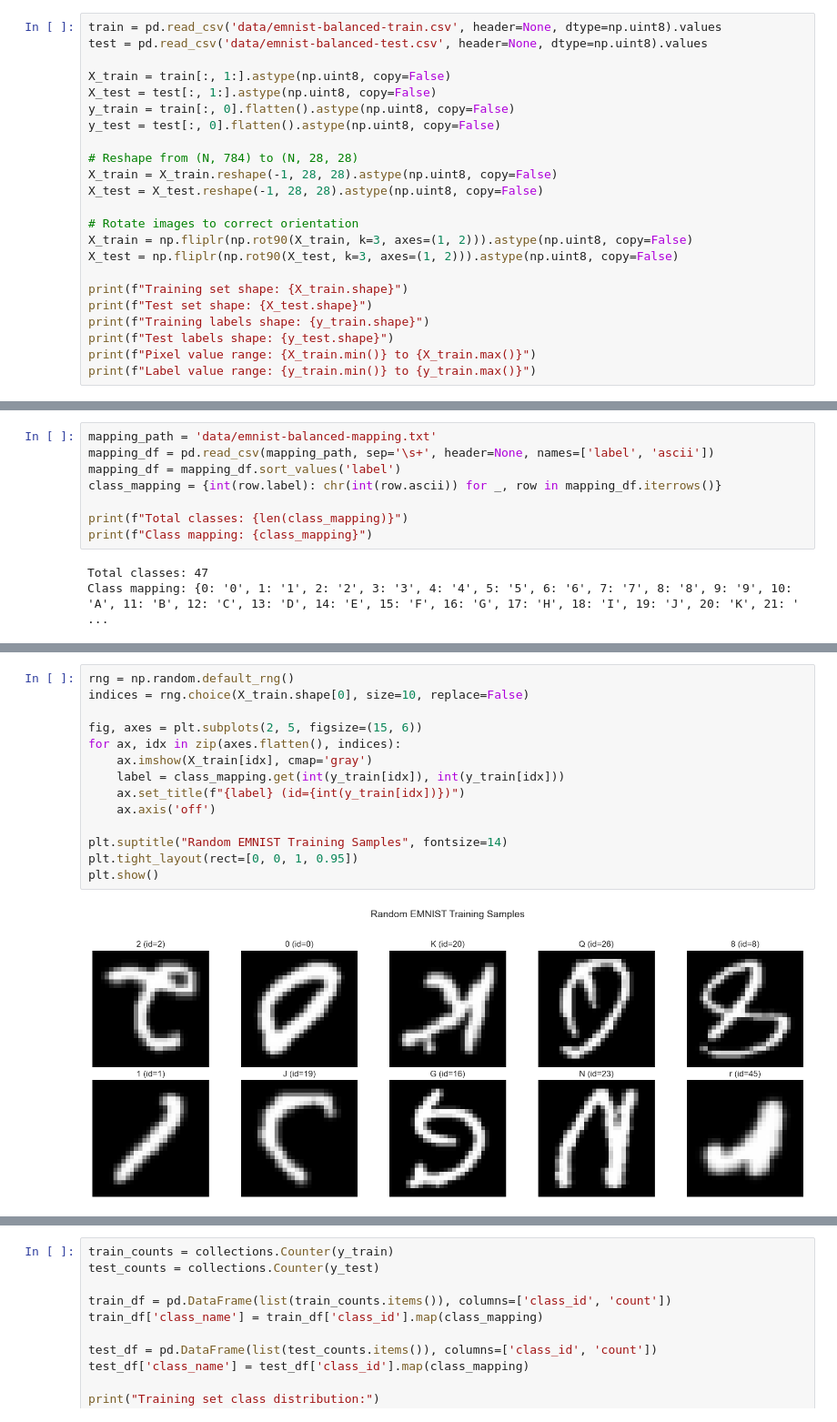
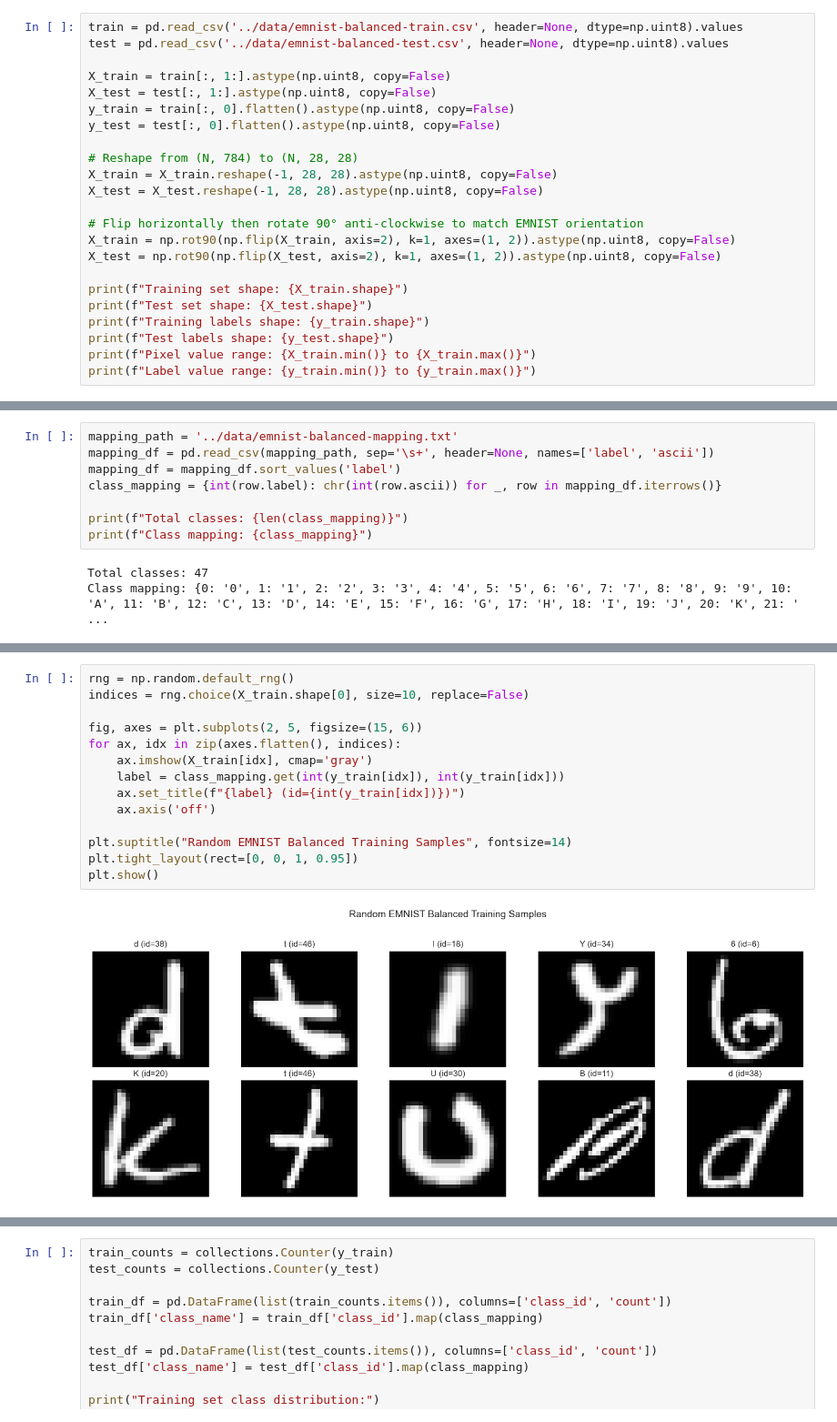
Before and after one commit to lauranagamine1/ml-p3-character-recognition, a Jupyter notebook: eda/eda_emnist_balanced.ipynb, the cells around one changed output, grey strips where cells are left out. Shown at 91% size. Drawn from its saved outputs; the diff is of its cells as text.

```diff
--- a/eda/eda_emnist_balanced.ipynb
+++ b/eda/eda_emnist_balanced.ipynb
@@ -13,6 +32,6 @@ plt.rcParams['figure.figsize'] = (14, 8)
 # %%
-train = pd.read_csv('data/emnist-balanced-train.csv', header=None, dtype=np.uint8).values
-test = pd.read_csv('data/emnist-balanced-test.csv', header=None, dtype=np.uint8).values
+train = pd.read_csv('../data/emnist-balanced-train.csv', header=None, dtype=np.uint8).values
+test = pd.read_csv('../data/emnist-balanced-test.csv', header=None, dtype=np.uint8).values
 
 X_train = train[:, 1:].astype(np.uint8, copy=False)
 X_test = test[:, 1:].astype(np.uint8, copy=False)
@@ -23,9 +42,9 @@ y_test = test[:, 0].flatten().astype(np.uint8, copy=False)
 X_train = X_train.reshape(-1, 28, 28).astype(np.uint8, copy=False)
 X_test = X_test.reshape(-1, 28, 28).astype(np.uint8, copy=False)
 
-# Rotate images to correct orientation
-X_train = np.fliplr(np.rot90(X_train, k=3, axes=(1, 2))).astype(np.uint8, copy=False)
-X_test = np.fliplr(np.rot90(X_test, k=3, axes=(1, 2))).astype(np.uint8, copy=False)
+# Flip horizontally then rotate 90° anti-clockwise to match EMNIST orientation
+X_train = np.rot90(np.flip(X_train, axis=2), k=1, axes=(1, 2)).astype(np.uint8, copy=False)
+X_test = np.rot90(np.flip(X_test, axis=2), k=1, axes=(1, 2)).astype(np.uint8, copy=False)
 
 print(f"Training set shape: {X_train.shape}")
 print(f"Test set shape: {X_test.shape}")
@@ -43,5 +75,5 @@ Label value range: 0 to 46
 # %%
-mapping_path = 'data/emnist-balanced-mapping.txt'
+mapping_path = '../data/emnist-balanced-mapping.txt'
 mapping_df = pd.read_csv(mapping_path, sep='\s+', header=None, names=['label', 'ascii'])
 mapping_df = mapping_df.sort_values('label')
 class_mapping = {int(row.label): chr(int(row.ascii)) for _, row in mapping_df.iterrows()}
@@ -54,16 +94,16 @@ Class mapping: {0: '0', 1: '1', 2: '2', 3: '3', 4: '4', 5: '5', 6: '6', 7: '7',
 # %%
 rng = np.random.default_rng()
 indices = rng.choice(X_train.shape[0], size=10, replace=False)
 
 fig, axes = plt.subplots(2, 5, figsize=(15, 6))
 for ax, idx in zip(axes.flatten(), indices):
     ax.imshow(X_train[idx], cmap='gray')
     label = class_mapping.get(int(y_train[idx]), int(y_train[idx]))
     ax.set_title(f"{label} (id={int(y_train[idx])})")
     ax.axis('off')
 
-plt.suptitle("Random EMNIST Training Samples", fontsize=14)
+plt.suptitle("Random EMNIST Balanced Training Samples", fontsize=14)
 plt.tight_layout(rect=[0, 0, 1, 0.95])
 plt.show()
 # %% [output]
-[figure, old version]
+[figure, new version]
```
Also changed, not shown: parts of 13 cells of this notebook, 2 other files.
